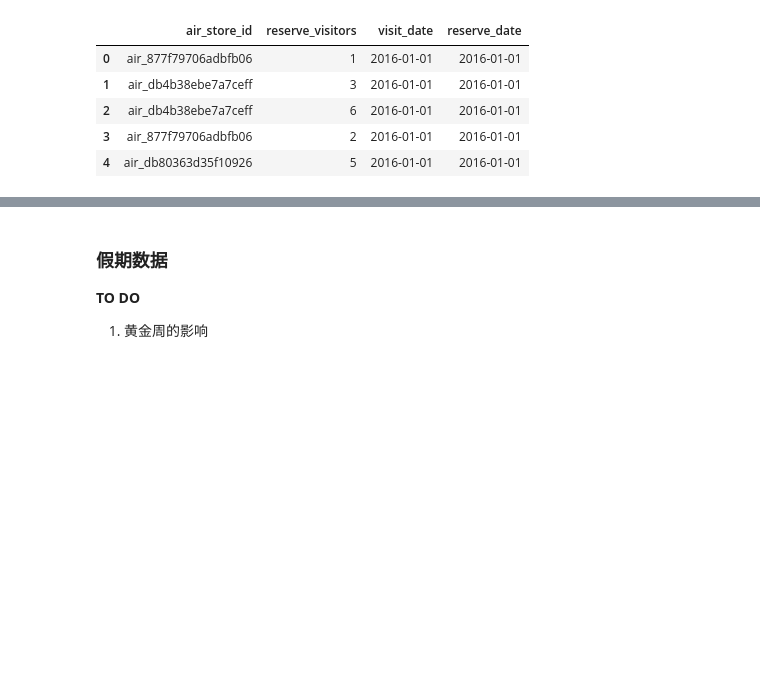
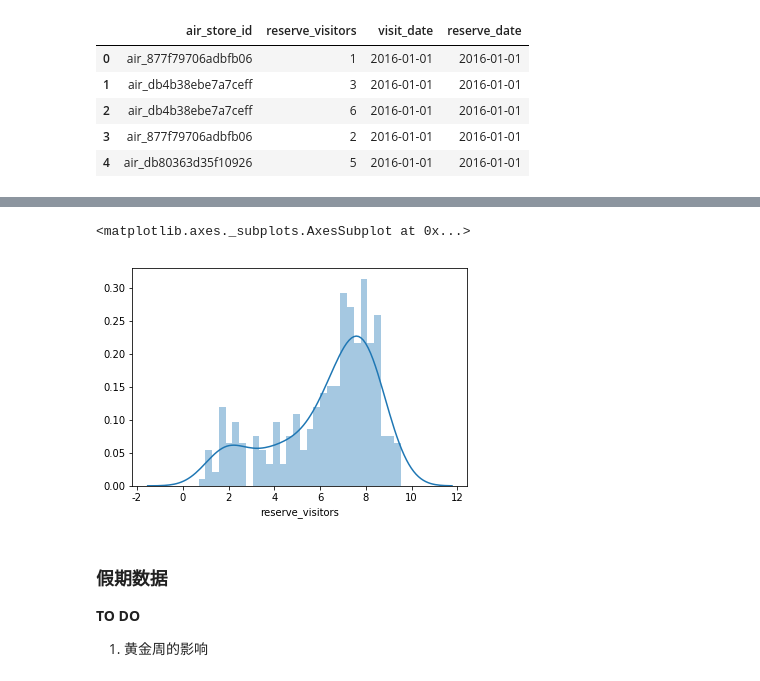
Before and after one commit to shenc3/kaggle_note, a Jupyter notebook: Recruit Restaurant Visitor Forecasting/Restaurant&Visitor.ipynb, the cells around one changed output, grey strips where cells are left out. Saved outputs shown, nothing was run; the diff lists cells and outputs as text; code cells hidden in the pictures; blank space fills up the shorter version.

```diff
--- a/Recruit Restaurant Visitor Forecasting/Restaurant&Visitor.ipynb
+++ b/Recruit Restaurant Visitor Forecasting/Restaurant&Visitor.ipynb
@@ -316,0 +328,8 @@ data['ar'].head()
+# %%
+# 全部预定数据
+rv =data['ar'].merge(data['hr'], how='left', on=['air_store_id', 'reserve_date'], suffixes=('_air', '_hpg'))
+rv.drop('hpg_store_id', axis=1, inplace=True)
+rv['reserve_visitors_hpg'] = rv['reserve_visitors_hpg'].fillna(0)
+rv.loc[rv['visit_date_hpg'].isnull(), 'visit_date_hpg'] = rv.loc[rv['visit_date_hpg'].isnull(), 'visit_date_air']
+rv.loc[:, 'reserve_visitors'] = rv['reserve_visitors_air'] + rv['reserve_visitors_hpg']
+rv.head()
@@ -317,3 +343,8 @@ data['ar'].head()
+# %%
+sns.distplot(np.log1p(rv.groupby('air_store_id')['reserve_visitors'].sum()), bins=30)
+# %% [output]
+<matplotlib.axes._subplots.AxesSubplot at 0x...>
+[figure, added]
 # %% [markdown]
 ### 假期数据
 
```
Also changed, not shown: parts of 14 cells of this notebook, 1 other file.
